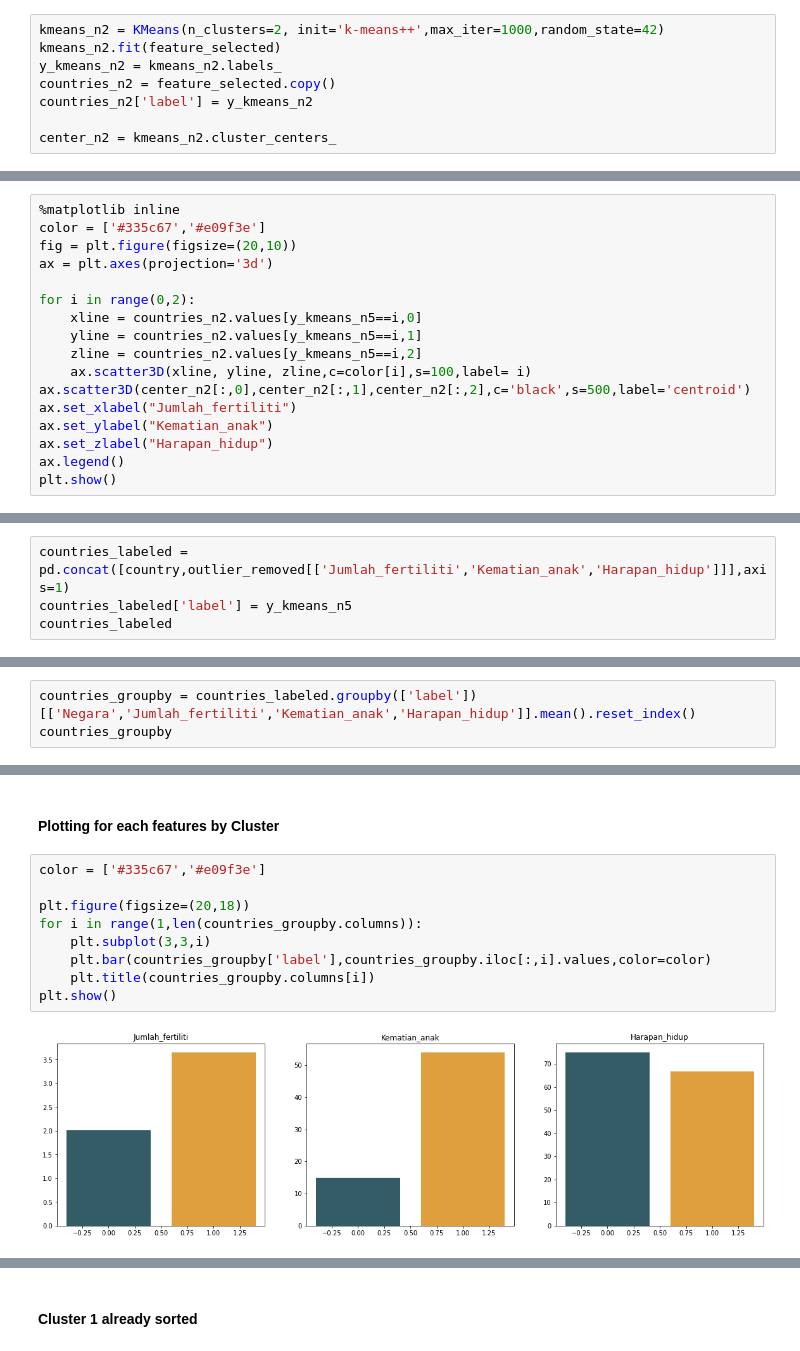
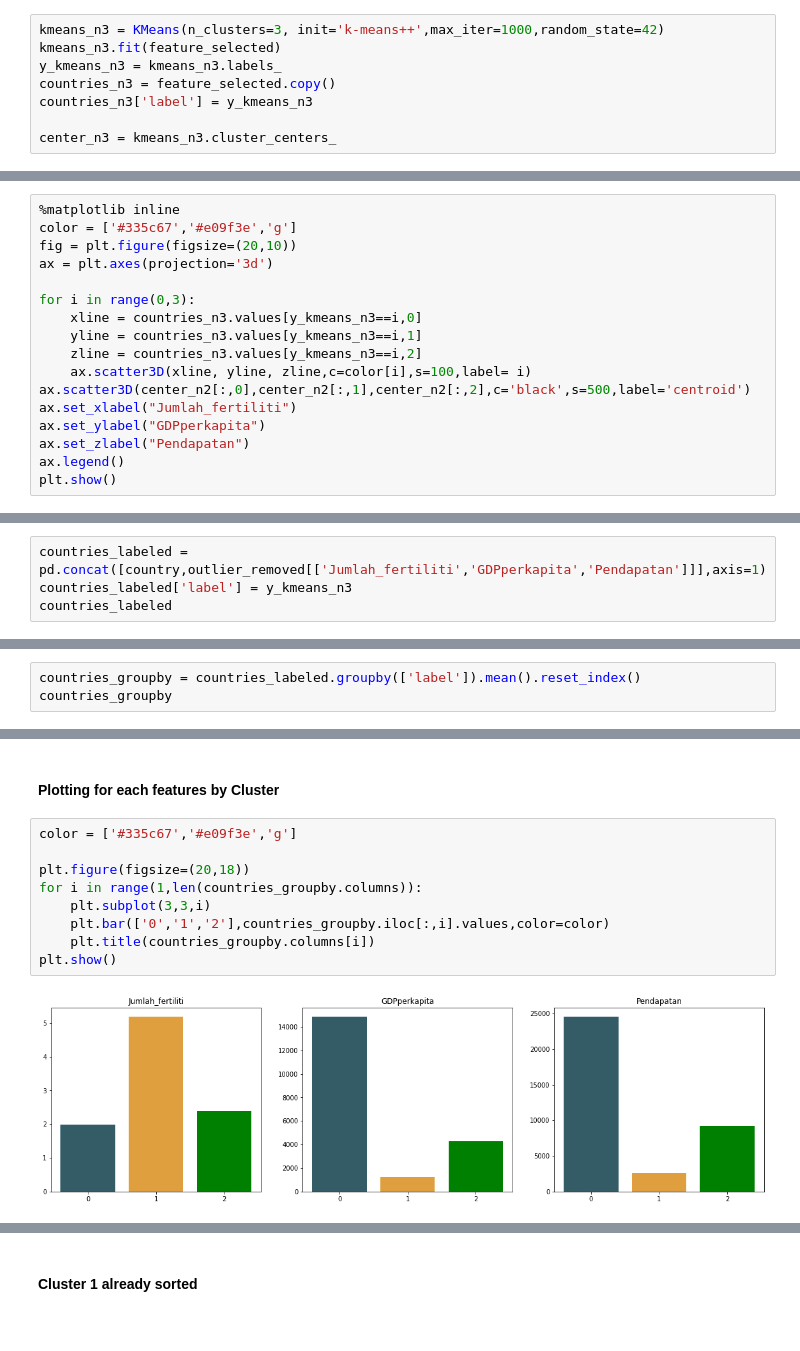
Before and after one commit to fatihdq/Clustering-The-Countries-for-Help-International, a Jupyter notebook: Clustering the Countries by using K-Means for HELP International.ipynb, the cells around one changed output, grey strips where cells are left out. Cells and saved outputs as stored; diff of their text form.

```diff
--- a/Clustering the Countries by using K-Means for HELP International.ipynb
+++ b/Clustering the Countries by using K-Means for HELP International.ipynb
@@ -459,9 +470,9 @@ feature_selected = countries_std[['Jumlah_fertiliti','Kematian_anak','Harapan_hi
 # %%
-kmeans_n2 = KMeans(n_clusters=2, init='k-means++',max_iter=1000,random_state=42)
-kmeans_n2.fit(feature_selected)
-y_kmeans_n2 = kmeans_n2.labels_
-countries_n2 = feature_selected.copy()
-countries_n2['label'] = y_kmeans_n2
+kmeans_n3 = KMeans(n_clusters=3, init='k-means++',max_iter=1000,random_state=42)
+kmeans_n3.fit(feature_selected)
+y_kmeans_n3 = kmeans_n3.labels_
+countries_n3 = feature_selected.copy()
+countries_n3['label'] = y_kmeans_n3
 
-center_n2 = kmeans_n2.cluster_centers_
+center_n3 = kmeans_n3.cluster_centers_
 # %% [markdown]
@@ -472,19 +483,19 @@ Untuk melihat hasil dari clustering, kita akan memploting klaster - klaster ters
 #### Ploting clustering result
 # %%
 %matplotlib inline
-color = ['#335c67','#e09f3e']
+color = ['#335c67','#e09f3e','g']
 fig = plt.figure(figsize=(20,10))
 ax = plt.axes(projection='3d')
 
-for i in range(0,2):
-    xline = countries_n2.values[y_kmeans_n5==i,0]
-    yline = countries_n2.values[y_kmeans_n5==i,1]
-    zline = countries_n2.values[y_kmeans_n5==i,2]
+for i in range(0,3):
+    xline = countries_n3.values[y_kmeans_n3==i,0]
+    yline = countries_n3.values[y_kmeans_n3==i,1]
+    zline = countries_n3.values[y_kmeans_n3==i,2]
     ax.scatter3D(xline, yline, zline,c=color[i],s=100,label= i)
 ax.scatter3D(center_n2[:,0],center_n2[:,1],center_n2[:,2],c='black',s=500,label='centroid')
 ax.set_xlabel("Jumlah_fertiliti")
-ax.set_ylabel("Kematian_anak")
-ax.set_zlabel("Harapan_hidup")
+ax.set_ylabel("GDPperkapita")
+ax.set_zlabel("Pendapatan")
 ax.legend()
 plt.show()
 # %% [output]
@@ -500,7 +512,7 @@ Sesuai dengan tujuan dari project ini yaitu untuk menenentukan prioritas negara
 # %% [markdown]
 #### Countries Clustered
 # %%
-countries_labeled = pd.concat([country,outlier_removed[['Jumlah_fertiliti','Kematian_anak','Harapan_hidup']]],axis=1)
-countries_labeled['label'] = y_kmeans_n5
+countries_labeled = pd.concat([country,outlier_removed[['Jumlah_fertiliti','GDPperkapita','Pendapatan']]],axis=1)
+countries_labeled['label'] = y_kmeans_n3
 countries_labeled
 # %% [output]
@@ -520,6 +532,6 @@ countries_labeled
 # %% [markdown]
 #### Statistic Summary by Cluster
 # %%
-countries_groupby = countries_labeled.groupby(['label'])[['Negara','Jumlah_fertiliti','Kematian_anak','Harapan_hidup']].mean().reset_index()
+countries_groupby = countries_labeled.groupby(['label']).mean().reset_index()
 countries_groupby
 # %% [output]
@@ -529,14 +542,14 @@ countries_groupby
 # %% [markdown]
 ####  Plotting for each features by Cluster
 # %%
-color = ['#335c67','#e09f3e']
+color = ['#335c67','#e09f3e','g']
 
 plt.figure(figsize=(20,18))
 for i in range(1,len(countries_groupby.columns)):
     plt.subplot(3,3,i)
-    plt.bar(countries_groupby['label'],countries_groupby.iloc[:,i].values,color=color)
+    plt.bar(['0','1','2'],countries_groupby.iloc[:,i].values,color=color)
     plt.title(countries_groupby.columns[i])
 plt.show()
 # %% [output]
-[figure, old version]
+[figure, new version]
 # %% [markdown]
```
Also changed, not shown: parts of 17 cells of this notebook.
